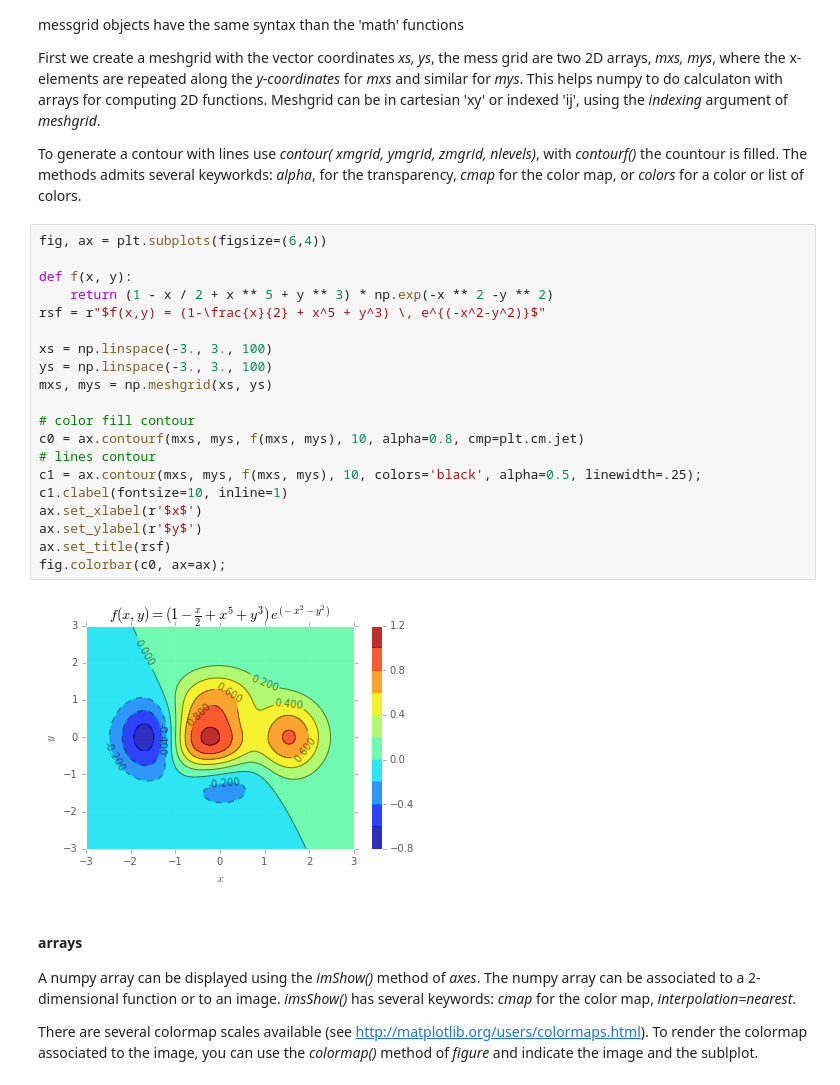
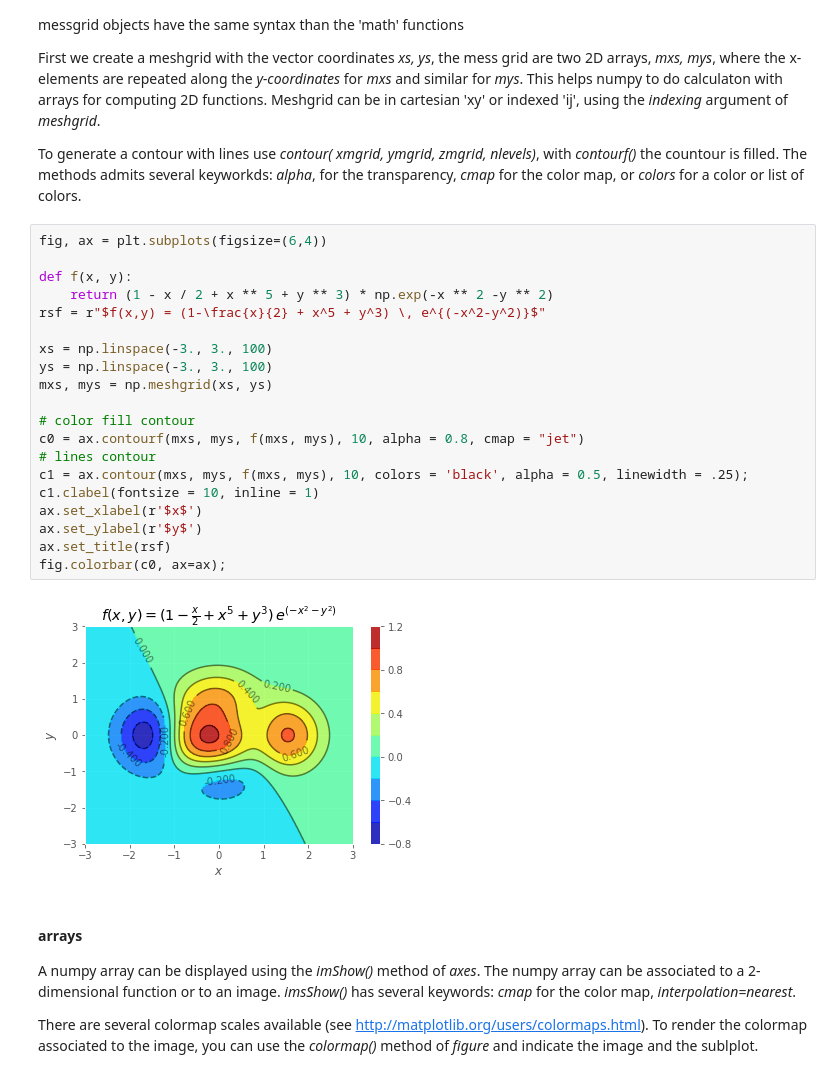
Before and after one commit to jahernando/uscpycourse, a Jupyter notebook: plt-II-shortcut.ipynb, the cells around one changed output. Saved outputs shown, nothing was run; the diff lists cells and outputs as text.

```diff
--- a/plt-II-shortcut.ipynb
+++ b/plt-II-shortcut.ipynb
@@ -122,25 +120,25 @@ To generate a contour with lines use *contour( xmgrid, ymgrid, zmgrid, nlevels)*
 # %%
 fig, ax = plt.subplots(figsize=(6,4))
 
 def f(x, y):
     return (1 - x / 2 + x ** 5 + y ** 3) * np.exp(-x ** 2 -y ** 2)
 rsf = r"$f(x,y) = (1-\frac{x}{2} + x^5 + y^3) \, e^{(-x^2-y^2)}$"
 
 xs = np.linspace(-3., 3., 100)
 ys = np.linspace(-3., 3., 100)
 mxs, mys = np.meshgrid(xs, ys)
 
 # color fill contour
-c0 = ax.contourf(mxs, mys, f(mxs, mys), 10, alpha=0.8, cmp=plt.cm.jet)
+c0 = ax.contourf(mxs, mys, f(mxs, mys), 10, alpha = 0.8, cmap = "jet")
 # lines contour
-c1 = ax.contour(mxs, mys, f(mxs, mys), 10, colors='black', alpha=0.5, linewidth=.25);
-c1.clabel(fontsize=10, inline=1)
+c1 = ax.contour(mxs, mys, f(mxs, mys), 10, colors = 'black', alpha = 0.5, linewidth = .25);
+c1.clabel(fontsize = 10, inline = 1)
 ax.set_xlabel(r'$x$')
 ax.set_ylabel(r'$y$')
 ax.set_title(rsf)
 fig.colorbar(c0, ax=ax);
 # %% [output]
-[figure, old version]
+[figure, new version]
 # %% [markdown]
 #### arrays
 
```
Also changed, not shown: parts of 22 cells of this notebook, 6 other files.
